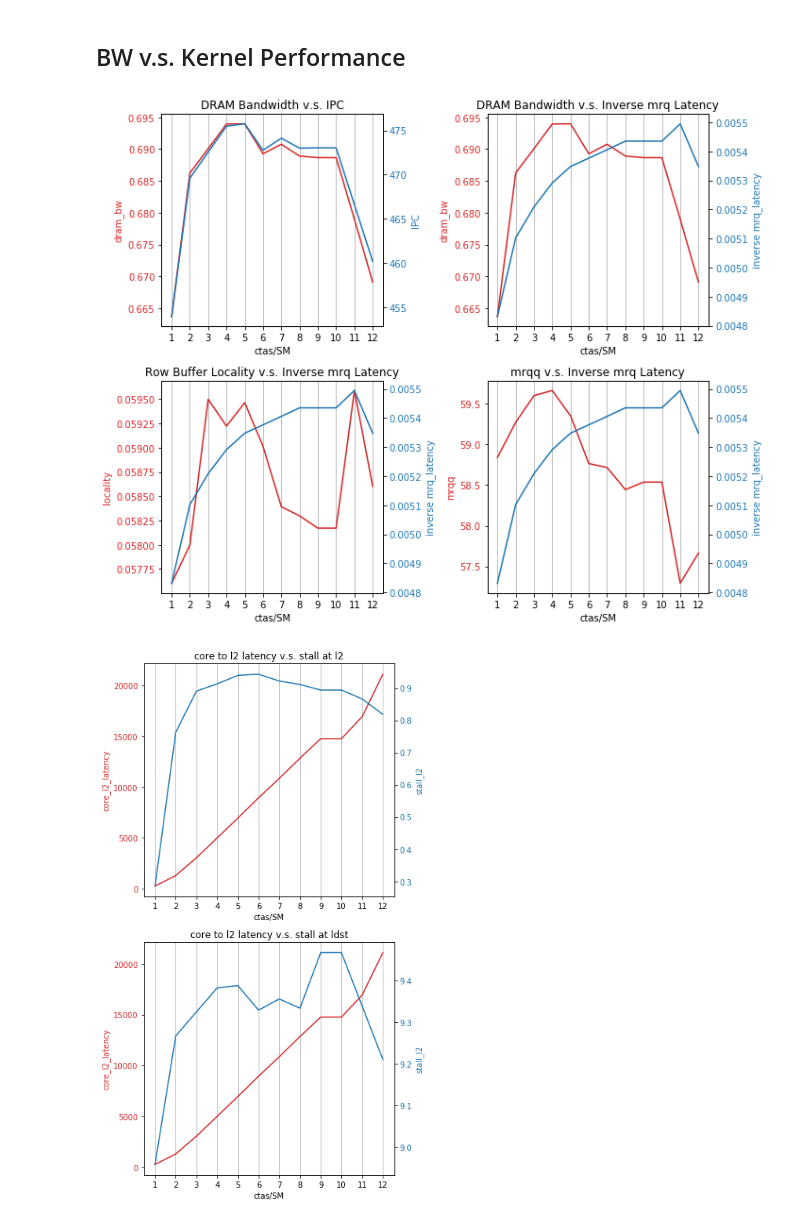
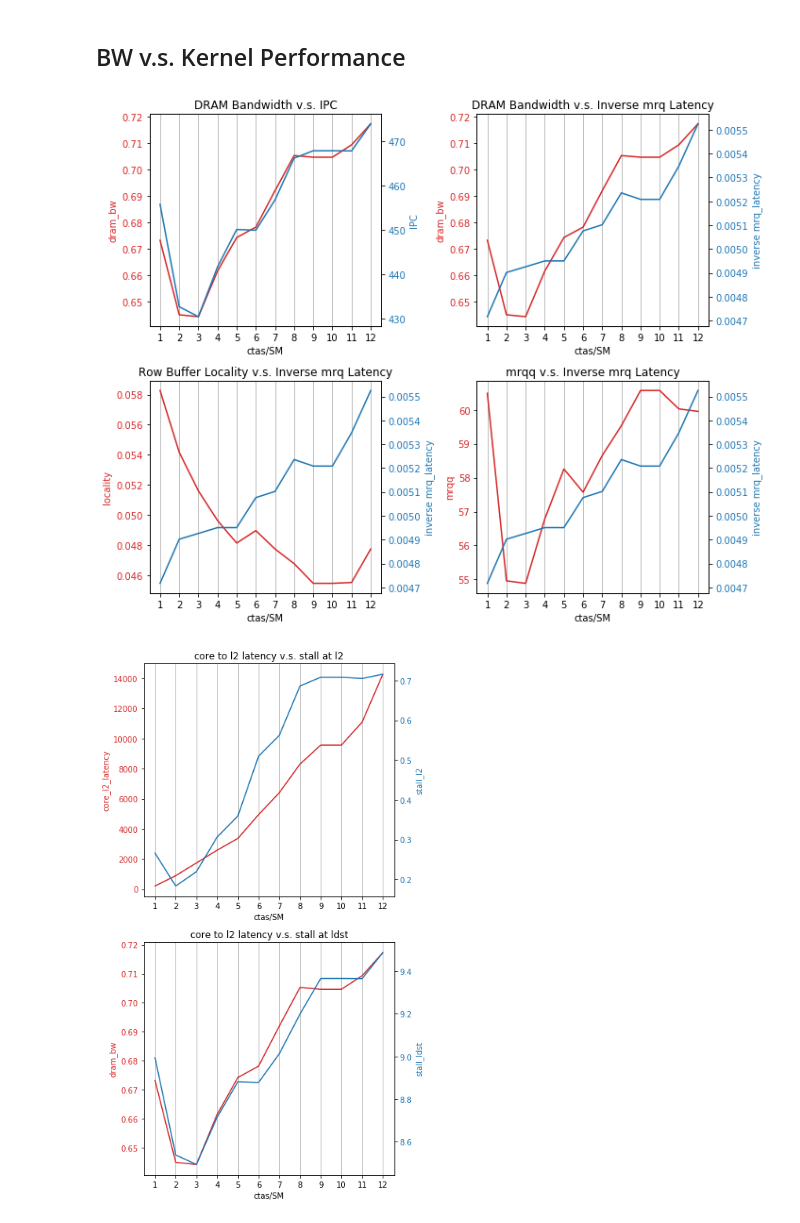
Before and after one commit to UofT-EcoSystem/gpgpu-sim_simulations, a Jupyter notebook: util/job_launching/results/gen-table.ipynb, the cells around one changed output. Saved outputs shown, nothing was run; the diff lists cells and outputs as text; code cells hidden in the pictures.

```diff
--- a/util/job_launching/results/gen-table.ipynb
+++ b/util/job_launching/results/gen-table.ipynb
@@ -4,6 +4,7 @@ import matplotlib.pyplot as plt
 import pandas as pd
 from tabulate import tabulate
 import re
+import seaborn as sns
 
 # formatting
 pd.options.display.float_format = '{:,}'.format
@@ -15,10 +16,10 @@ table_style = [{'selector': 'tr:nth-of-type(odd)',
   'props': [('background', '#606060'),
             ('color', 'white'),
             ('font-family', 'verdana'),
-            ("font-size", "100%")]},
+            ("font-size", "90%")]},
  {'selector': 'td',
   'props': [('font-family', 'verdana'),
-            ("font-size", "100%"),
+            ("font-size", "90%"),
             ("font-weight", "bold")]},
  {'selector': 'tr:hover',
   'props': [('background-color', '#ffffcc')]}
@@ -294,7 +295,7 @@ s_stall.style.set_table_styles(table_style).hide_index()\
 # %% [markdown]
 # LBM
 # %%
-ldf = pd.read_csv('lbm.csv')
+ldf = pd.read_csv('lbm-hop.csv')
 print(ldf.columns)
 # %% [output]
 Index(['pair_str', 'config', 'gpusim_version', 'jobId', 'grid_x', 'grid_y',
@@ -310,14 +312,18 @@ ldf['CTA/SM'] = ldf['config'].apply(lambda x: x[7:-3]).astype(int)
 ldf['avg_dram_bw'] = ldf['dram_bw'].transform(avg_array)
 ldf['avg_row_locality'] = ldf['row_buffer_locality'].transform(avg_array)
 ldf['avg_mrqq'] = ldf['mrqq'].transform(avg_array)
-ldf['stall_l2'] = ldf['stall_icnt_to_l2'].div(ldf['runtime']) / 24
+ldf['stall_l2'] = ldf['stall_icnt_to_l2'].div(ldf['runtime']) / 44
 ldf['stall_ldst'] = ldf['stall_core_ldst'].div(ldf['runtime'])
 
 l_basic = ldf[['pair_str', 'CTA/SM',
                'avg_mem_lat', 'avg_core_to_l2', 'avg_l2_to_core', 'avg_mrq_latency',
                'stall_l2', 'stall_ldst',
                'avg_dram_bw', 'avg_row_locality', 'avg_mrqq',
-               'runtime', 'instructions']].sort_values(by=['CTA/SM'])
+               'runtime', 'instructions',
+               'packet_lat_out', 'network_lat_out',
+               'inject_out', 'accepted_out', 'packet_lat_in', 'network_lat_in',
+               'inject_in', 'accepted_in'
+              ]].sort_values(by=['CTA/SM'])
 
 l_basic.style.set_table_styles(table_style).hide_index()
 # %% [output]
@@ -430,7 +436,7 @@ plt.show()
 # 2. mrq latency going down might be because as the number of requests increases,
 # the row buffer locality improves??
 # %% [output]
-[figure, old version]
+[figure, new version]
 # %%
 fig, (ax1, ax2) = plt.subplots(2, 1, figsize=(6, 10))
 
@@ -444,34 +450,43 @@ ax1.tick_params(axis='y', labelcolor=color)
 ax1a = ax1.twinx()  # instantiate a second axes that shares the same x-axis
 
 color = 'tab:blue'
 ax1a.set_ylabel('stall_l2', color=color)  # we already handled the x-label with ax1
 ax1a.plot(l_basic['CTA/SM'], l_basic['stall_l2'], color=color)
 ax1a.tick_params(axis='y', labelcolor=color)
 
 ax1.set_title('core to l2 latency v.s. stall at l2')
 ax1.grid(True, axis='x')
 ax1.set_xticks(np.arange(1,13,1))
 
 # FIGURE 2
 color = 'tab:red'
 ax2.set_xlabel('ctas/SM')
-ax2.set_ylabel('core_l2_latency', color=color)
-ax2.plot(l_basic['CTA/SM'], l_basic['avg_core_to_l2'] , color=color)
+ax2.set_ylabel('dram_bw', color=color)
+ax2.plot(l_basic['CTA/SM'], l_basic['avg_dram_bw'] , color=color)
 ax2.tick_params(axis='y', labelcolor=color)
 
 ax2a = ax2.twinx()  # instantiate a second axes that shares the same x-axis
 
 color = 'tab:blue'
-ax2a.set_ylabel('stall_l2', color=color)  # we already handled the x-label with ax1
+ax2a.set_ylabel('stall_ldst', color=color)  # we already handled the x-label with ax1
 ax2a.plot(l_basic['CTA/SM'], l_basic['stall_ldst'], color=color)
 ax2a.tick_params(axis='y', labelcolor=color)
 
 ax2.set_title('core to l2 latency v.s. stall at ldst')
 ax2.grid(True, axis='x')
 ax2.set_xticks(np.arange(1,13,1))
 
 
 fig.tight_layout()  # otherwise the right y-label is slightly clipped
 plt.show()
+
+# Observation:
+# core to l2 latency isn't really correlated with stalls at L2/LdST unit,
+# maybe interconnect is the problem??
+# Gennady:
+# this curve is basically perfectly linear -> should never happen on a simulator
+# the interconnect should follow queueing delay (non-linear increase in latency)
+# in reality, the performance of the interconnect should never be a bottleneck (provisioned enough)
+# so that real applications are either compute bound or memory bound
 # %% [output]
-[figure, old version]
+[figure, new version]
```
Also changed, not shown: parts of 7 cells of this notebook.
